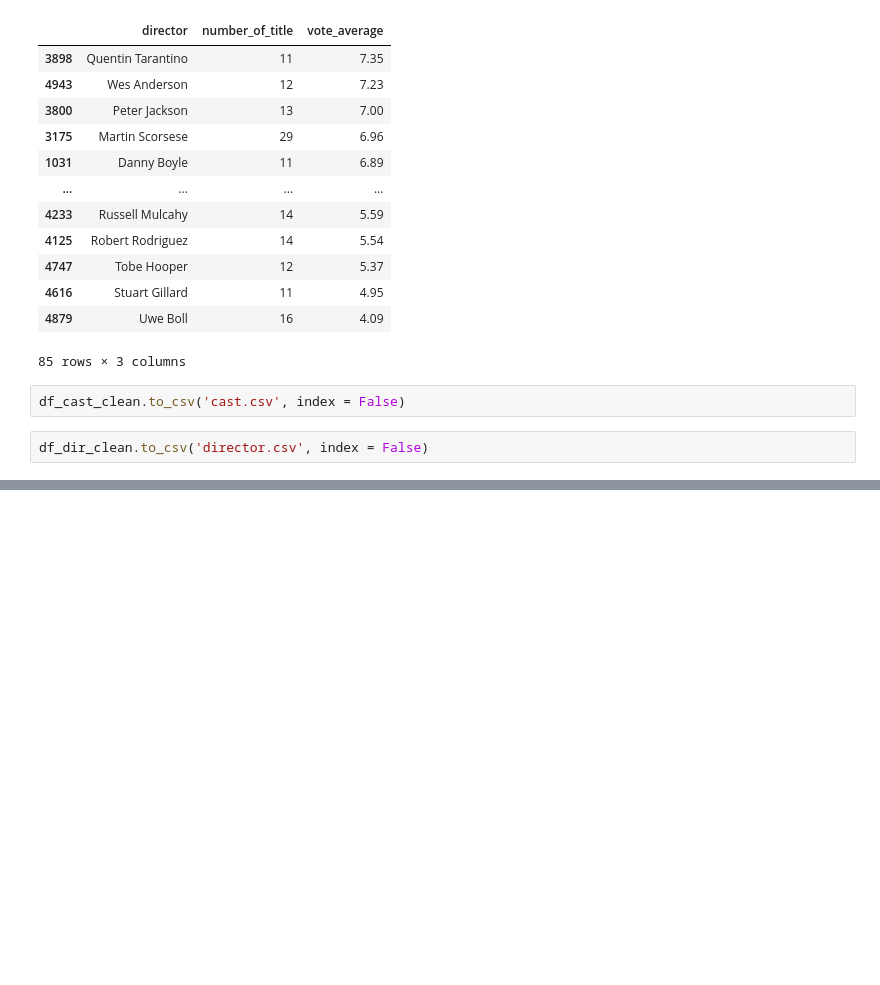
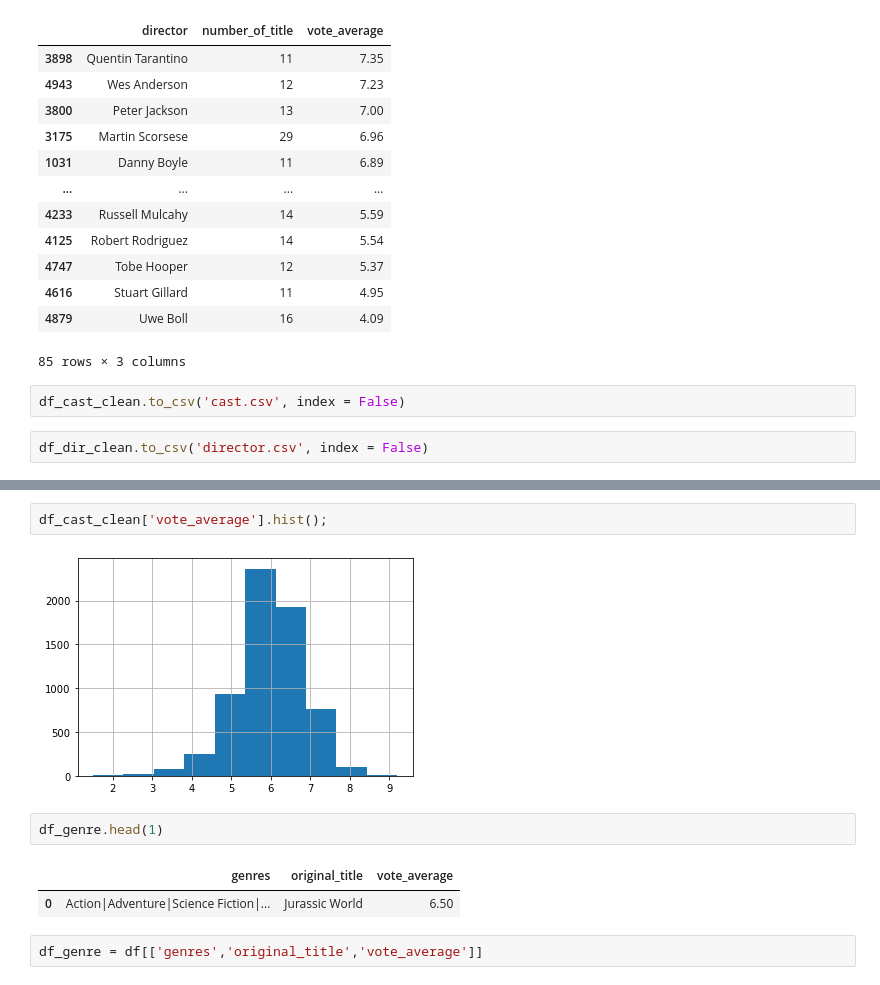
Before and after one commit to KaoriMI/Project_Investigate_a_Dataset, a Jupyter notebook: playground.ipynb, the cells around one changed output, grey strips where cells are left out. Drawn from its saved outputs; the diff is of its cells as text; blank space fills up the shorter version.

```diff
--- a/playground.ipynb
+++ b/playground.ipynb
@@ -514,0 +545,11 @@ df_dir_clean.to_csv('director.csv', index = False)
+# %%
+df_cast_clean['vote_average'].hist();
+# %% [output]
+[figure, added]
+# %%
+df_genre.head(1)
+# %% [output]
+|  | genres | original_title | vote_average |
+| 0 | Action|Adventure|Science Fiction|... | Jurassic World | 6.50 |
+# %%
+df_genre = df[['genres','original_title','vote_average']]
```
Also changed, not shown: parts of 22 cells of this notebook, 2 other files.
